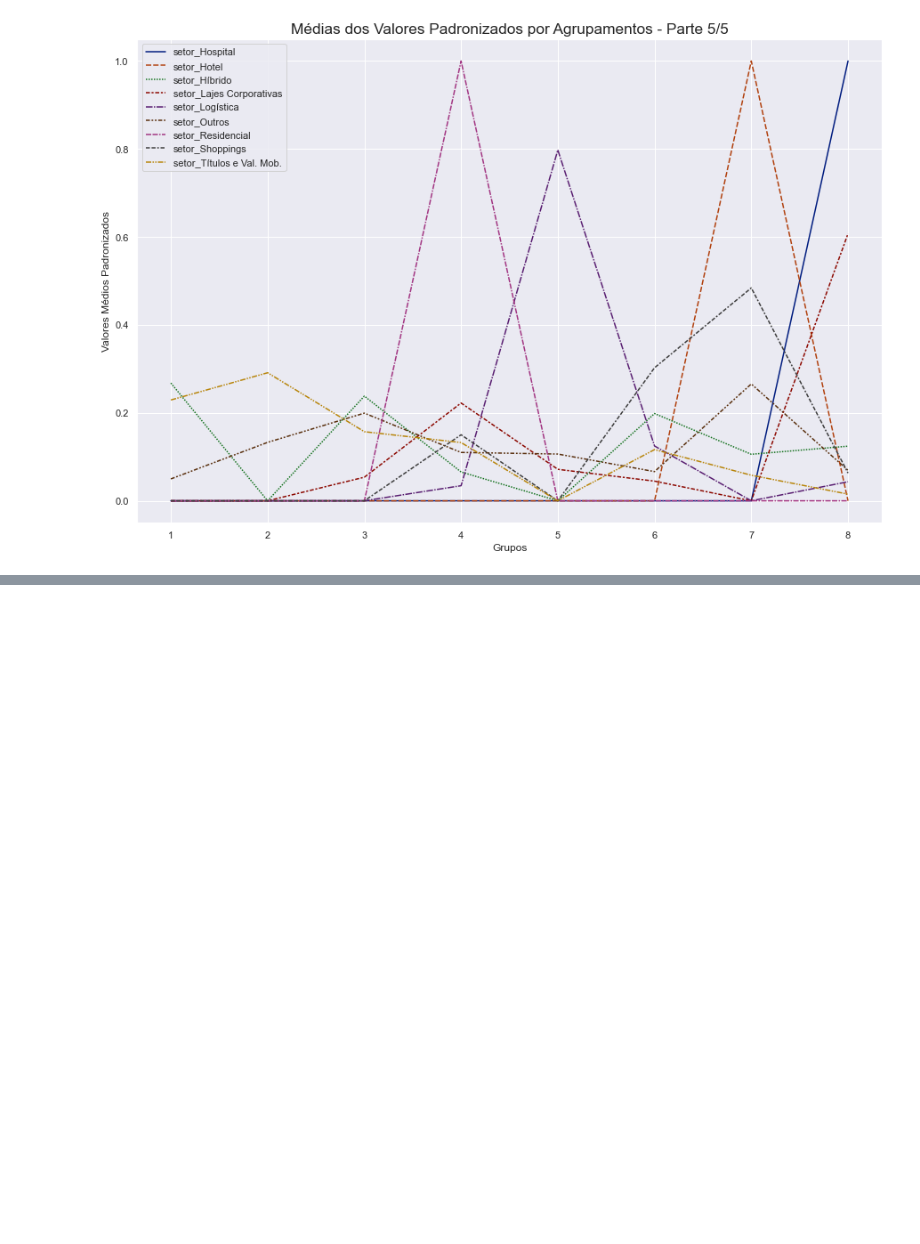
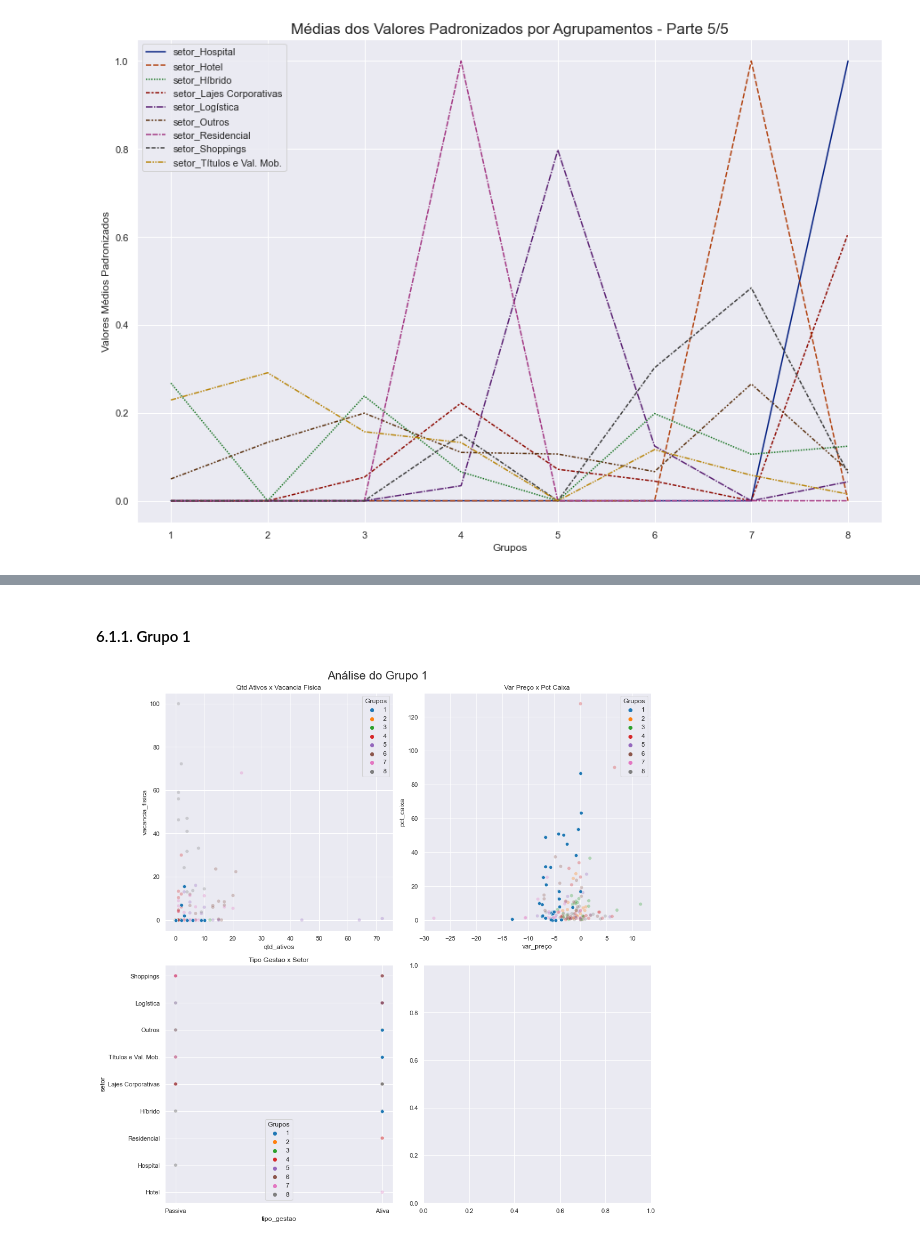
Before and after one commit to osouzadaniel/FII_Clustering, a Jupyter notebook: clustering.ipynb, the cells around one changed output, grey strips where cells are left out. Drawn from its saved outputs; the diff is of its cells as text; code cells hidden in the pictures; blank space fills up the shorter version.

```diff
--- a/clustering.ipynb
+++ b/clustering.ipynb
@@ -721,0 +727,21 @@ Com base nesse gráfico conseguimos extrair características (em média) marcant
+# %%
+cluster_characteristics = [[]] # starts with an empty list, just because 1st cluster is '1' and not '0'
+#1
+cluster_characteristics.append(['qtd_ativos', 'vacancia_fisica', 'var_preço', 'pct_caixa', 'tipo_gestao', 'setor'])
+#2
+cluster_characteristics.append(['vacancia_fisica', 'qtd_ativos', 'PVPA', 'rent_acc', 'dy_1m', 'dy_3m_acc', 'dy_6m_acc', 'dy_12m_acc',
+                                'tipo_gestao', 'setor'])
+#3
+cluster_characteristics.append(['PL', 'liquidez_diaria_avg', 'num_cotistas', 'valor_mercado', 'cagr_dividendo', 'rent_periodo', 'var_preço'])
+#4
+cluster_characteristics.append(['PL', 'liquidez_diaria_avg', 'num_cotistas', 'cagr_dividendo', 'dy_6m_acc', 'dy_12m_acc', 'valor_mercado', 'rent_acc',
+                                'rent_periodo', 'var_preço', 'pct_caixa', 'setor'])
+#5
+cluster_characteristics.append(['cagr_cota', 'qtd_ativos', 'setor'])
+#6
+cluster_characteristics.append(['PL', 'num_cotistas', 'liquidez_diaria_avg', 'num_negocios', 'valor_mercado'])
+#7
+cluster_characteristics.append(['dy_1m', 'dy_3m_acc', 'dy_ano', 'var_preço', 'rent_periodo', 'rent_acc', 'PVPA', 'liquidez_diaria_avg', 'cagr_cota',
+                                'setor'])
+#8
+cluster_characteristics.append(['PVPA', 'pct_caixa', 'cagr_dividendo', 'vacancia_fisica', 'tipo_gestao', 'setor'])
@@ -721,0 +793,12 @@ Com base nesse gráfico conseguimos extrair características (em média) marcant
+# %%
+df_eval = df.copy()
+df_eval.drop(['nome'], axis = 1, inplace=True)
+df_eval['cluster'] = df_std_ml['cluster']
+# %% [markdown]
+#### 6.1.1. Grupo 1
+# %%
+cluster = 1
+scatterplot_cluster(df_eval, cluster, cluster_characteristics[cluster])
+plt.show()
+# %% [output]
+[figure, added]
```
Also changed, not shown: parts of 67 cells of this notebook.
